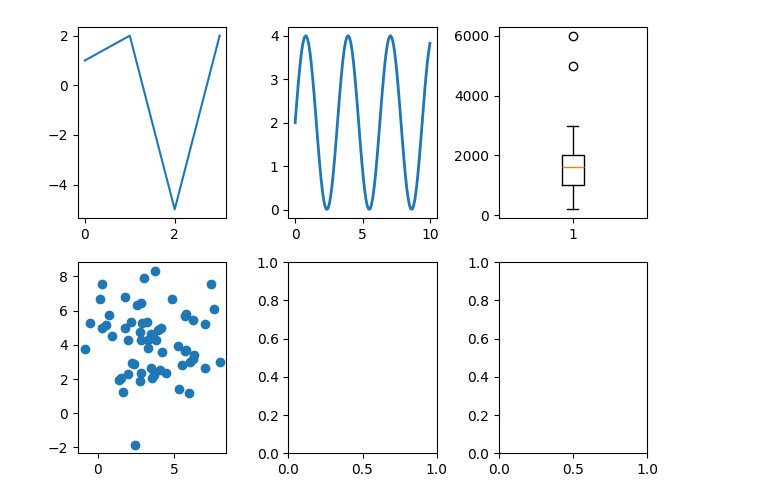
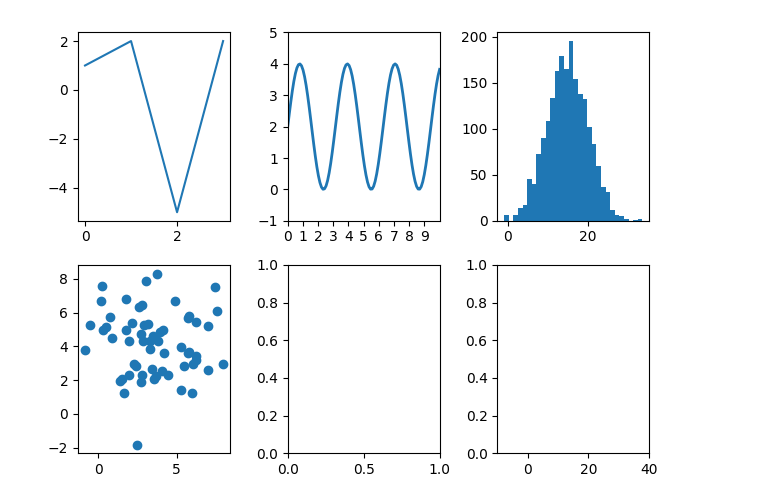
Before and after one commit to daisan2508/data-analysis-basic-kadai, a Jupyter notebook: kadai_005/Matplotlibで、可視化した複数のグラフを1つの描画キャンパス上で同時に表示しよう.ipynb, the cells around one changed output. Drawn from its saved outputs; the diff is of its cells as text; code cells hidden in the pictures.

```diff
--- a/kadai_005/Matplotlibで、可視化した複数のグラフを1つの描画キャンパス上で同時に表示しよう.ipynb
+++ b/kadai_005/Matplotlibで、可視化した複数のグラフを1つの描画キャンパス上で同時に表示しよう.ipynb
@@ -1,37 +1,42 @@
 # %%
 import matplotlib.pyplot as plt
 import numpy as np
 
-# プロット
+# 6領域のサブプロットを作成
 fig, axes = plt.subplots(2,3,tight_layout=True)
 
-# 折れ線グラフ
+# 折れ線グラフをプロット
 y0 = [1, 2, -5, 2]
 axes[0,0].plot(y0)
 
-# データを作成
+# sin関数のデータを作成
 # 0から10までの幅で配列を等間隔に100個作成する
 x = np.linspace(0, 10, 100)
 y = 2 + 2 * np.sin(2 * x)
 
+# sin関数をプロット
 axes[0,1].plot(x, y, linewidth=2.0)
+axes[0,1].set(xlim=(0, 10), xticks=np.arange(0, 10),
+              ylim=(-1, 5), yticks=np.arange(-1, 6))
 
-ax.set(xlim=(0, 10), xticks=np.arange(0, 10),
-       ylim=(-1, 5), yticks=np.arange(-1, 6))
+# ヒストグラムのデータを作成
+# 平均が15, 標準偏差5の標準正規分布から2000個の乱数の生成する
+x = np.random .normal(15, 5, 2000)
+plt.xlim(-10, 40)
 
-# モーターから観測した音の周波数
-hertz = [300, 200, 200, 500, 600, 2000, 1600, 1800, 1850, 1700, 1500, 1500, 1500, 1400, 5000, 6000, 2000, 3000, 3000]
-# 箱ひげ図
-axes[0,2].boxplot(hertz)
+# ヒストグラムをプロット
+axes[0,2].hist(x, bins=30)
 
+# 散布図のデータを作成
 # データを生成する
 np.random.seed(3)
 x = 4 + np.random.normal(0, 2, 60)
 y = 4 + np.random.normal(0, 2, len(x))
 
+# 散布図をプロット
 axes[1,0].scatter(x, y)
 
 # 画像を表示する
 plt.show()
 # %% [output]
-[figure, old version]
+[figure, new version]
```
